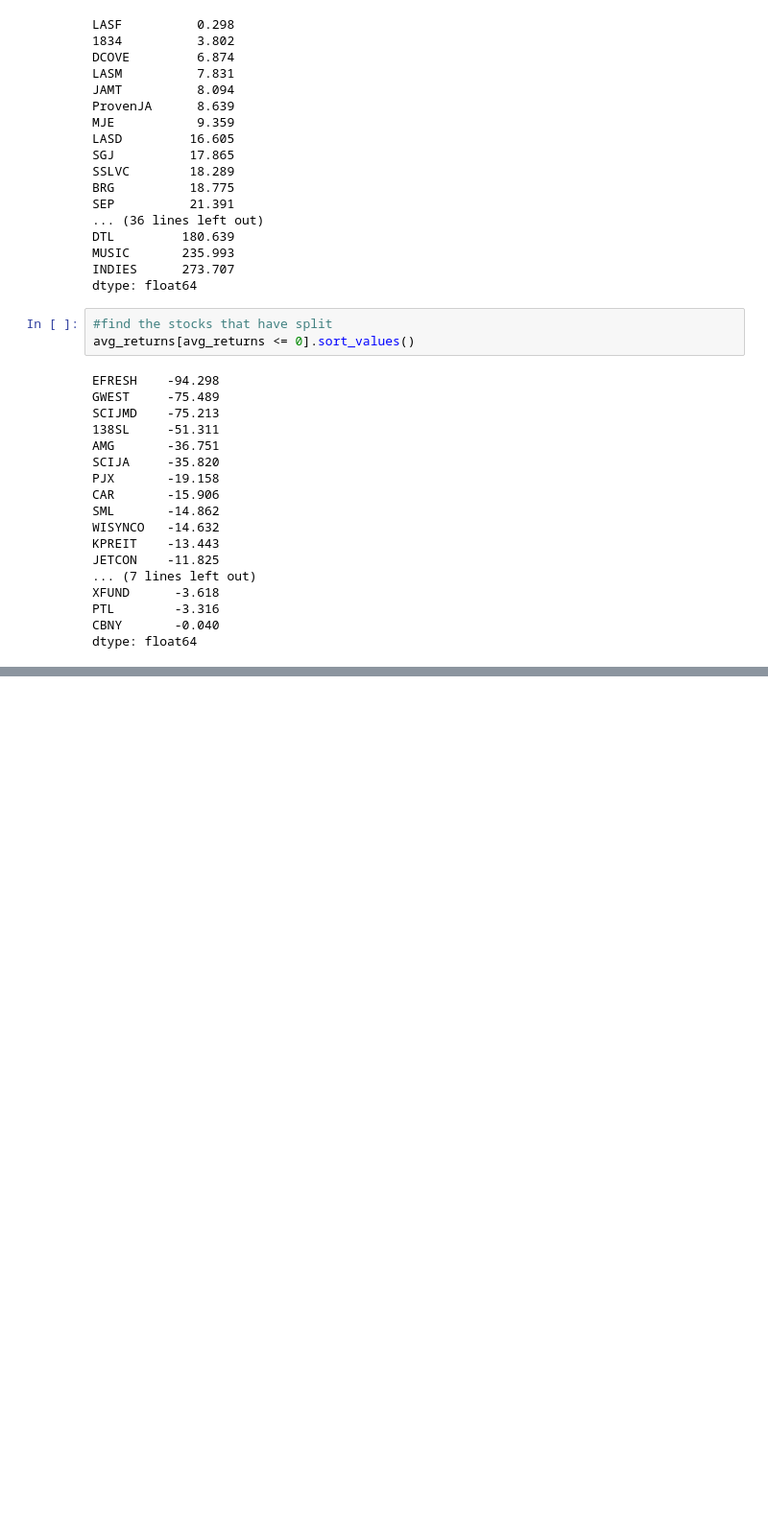
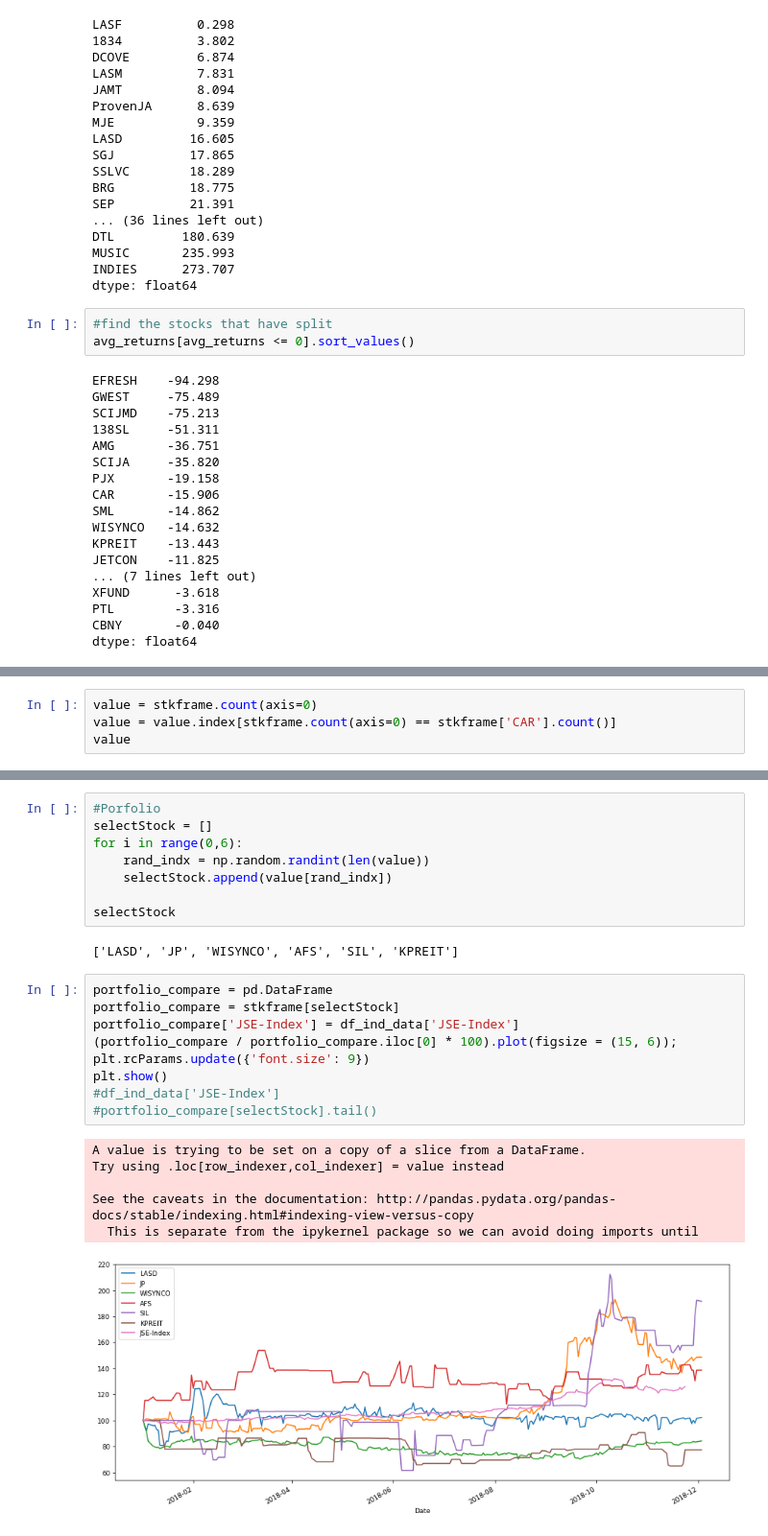
Before and after one commit to romwhyte/jsestockanalysis, a Jupyter notebook: stock analysis.ipynb, the cells around one changed output, grey strips where cells are left out. Shown at 96% size. Saved outputs shown, nothing was run; the diff lists cells and outputs as text; blank space fills up the shorter version.

```diff
--- a/stock analysis.ipynb
+++ b/stock analysis.ipynb
@@ -490,0 +624,4 @@ dtype: float64
+# %%
+value = stkframe.count(axis=0)
+value = value.index[stkframe.count(axis=0) == stkframe['CAR'].count()]
+value
@@ -490,0 +638,26 @@ dtype: float64
+# %%
+#Porfolio
+selectStock = []
+for i in range(0,6):
+    rand_indx = np.random.randint(len(value))
+    selectStock.append(value[rand_indx])
+
+selectStock
+# %% [output]
+['LASD', 'JP', 'WISYNCO', 'AFS', 'SIL', 'KPREIT']
+# %%
+portfolio_compare = pd.DataFrame
+portfolio_compare = stkframe[selectStock]
+portfolio_compare['JSE-Index'] = df_ind_data['JSE-Index']
+(portfolio_compare / portfolio_compare.iloc[0] * 100).plot(figsize = (15, 6));
+plt.rcParams.update({'font.size': 9})
+plt.show()
+#df_ind_data['JSE-Index']
+#portfolio_compare[selectStock].tail()
+# %% [output]
+A value is trying to be set on a copy of a slice from a DataFrame.
+Try using .loc[row_indexer,col_indexer] = value instead
+
+See the caveats in the documentation: http://pandas.pydata.org/pandas-docs/stable/indexing.html#indexing-view-versus-copy
+  This is separate from the ipykernel package so we can avoid doing imports until
+[figure, added]
```
Also changed, not shown: parts of 22 cells of this notebook.
